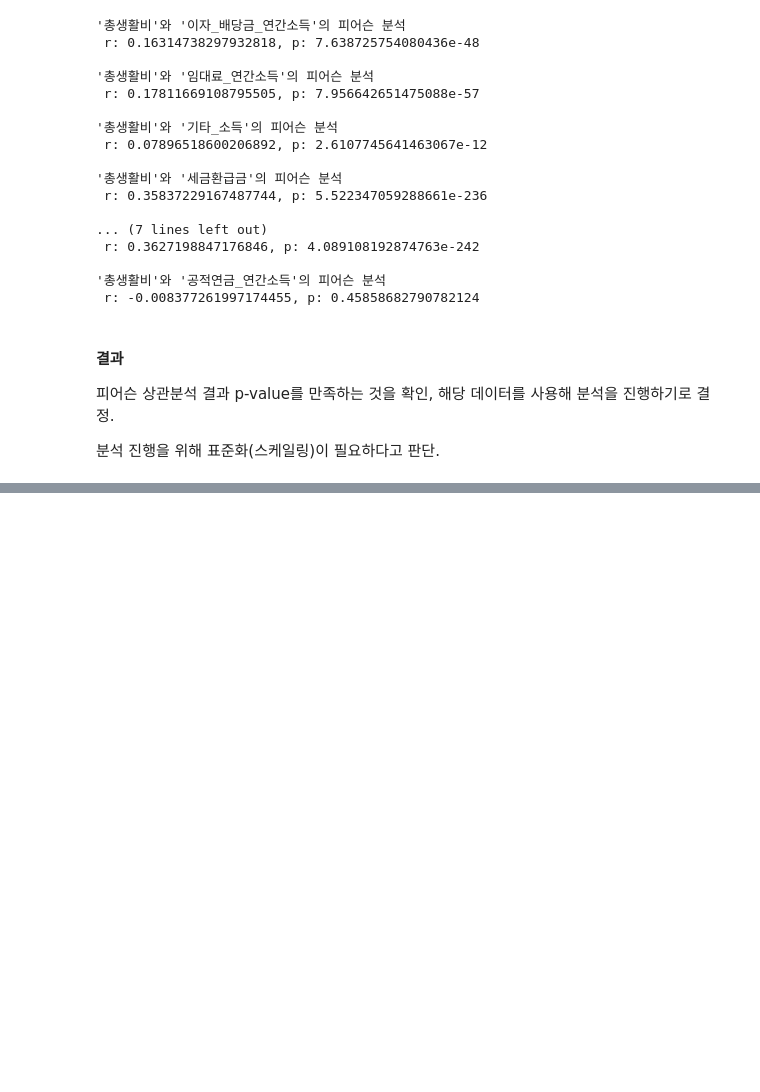
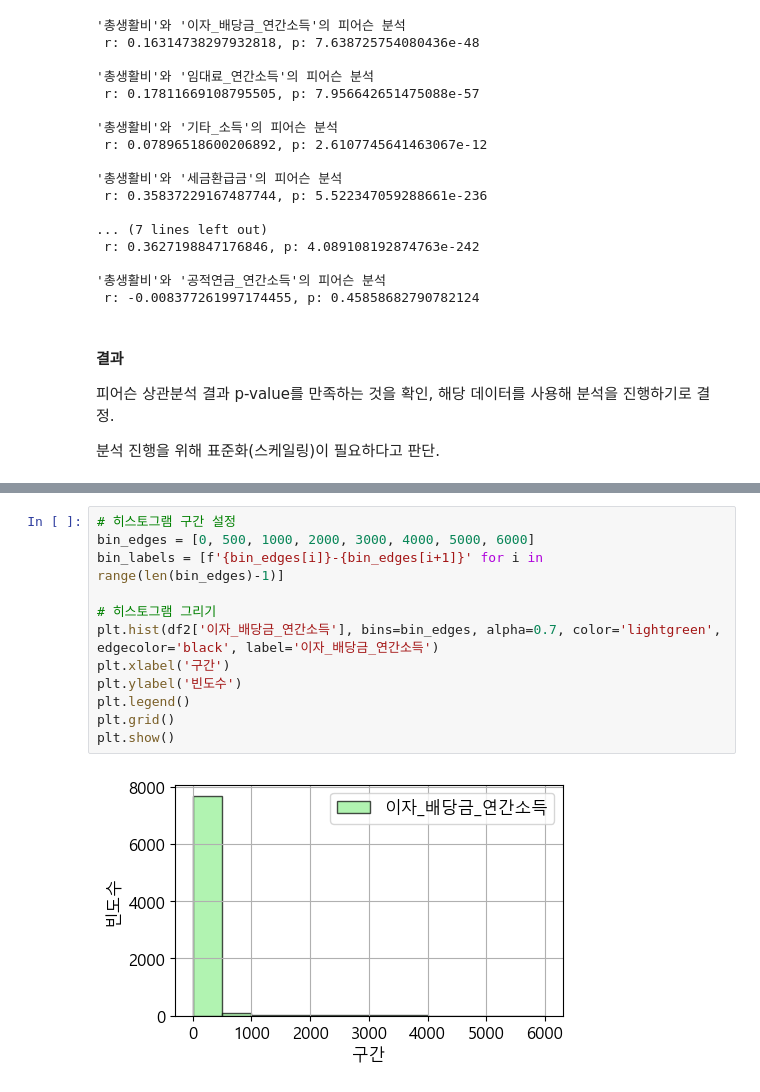
Before and after one commit to jaekim3220/Semiproject3, a Jupyter notebook: 데이터 검색.ipynb, the cells around one changed output, grey strips where cells are left out. Drawn from its saved outputs; the diff is of its cells as text; blank space fills up the shorter version.

```diff
--- a/데이터 검색.ipynb
+++ b/데이터 검색.ipynb
@@ -312,0 +342,14 @@ for c in columns:
+# %%
+# 히스토그램 구간 설정
+bin_edges = [0, 500, 1000, 2000, 3000, 4000, 5000, 6000]
+bin_labels = [f'{bin_edges[i]}-{bin_edges[i+1]}' for i in range(len(bin_edges)-1)]
+
+# 히스토그램 그리기
+plt.hist(df2['이자_배당금_연간소득'], bins=bin_edges, alpha=0.7, color='lightgreen', edgecolor='black', label='이자_배당금_연간소득')
+plt.xlabel('구간')
+plt.ylabel('빈도수')
+plt.legend()
+plt.grid()
+plt.show()
+# %% [output]
+[figure, added]
```
Also changed, not shown: parts of 3 cells of this notebook.
